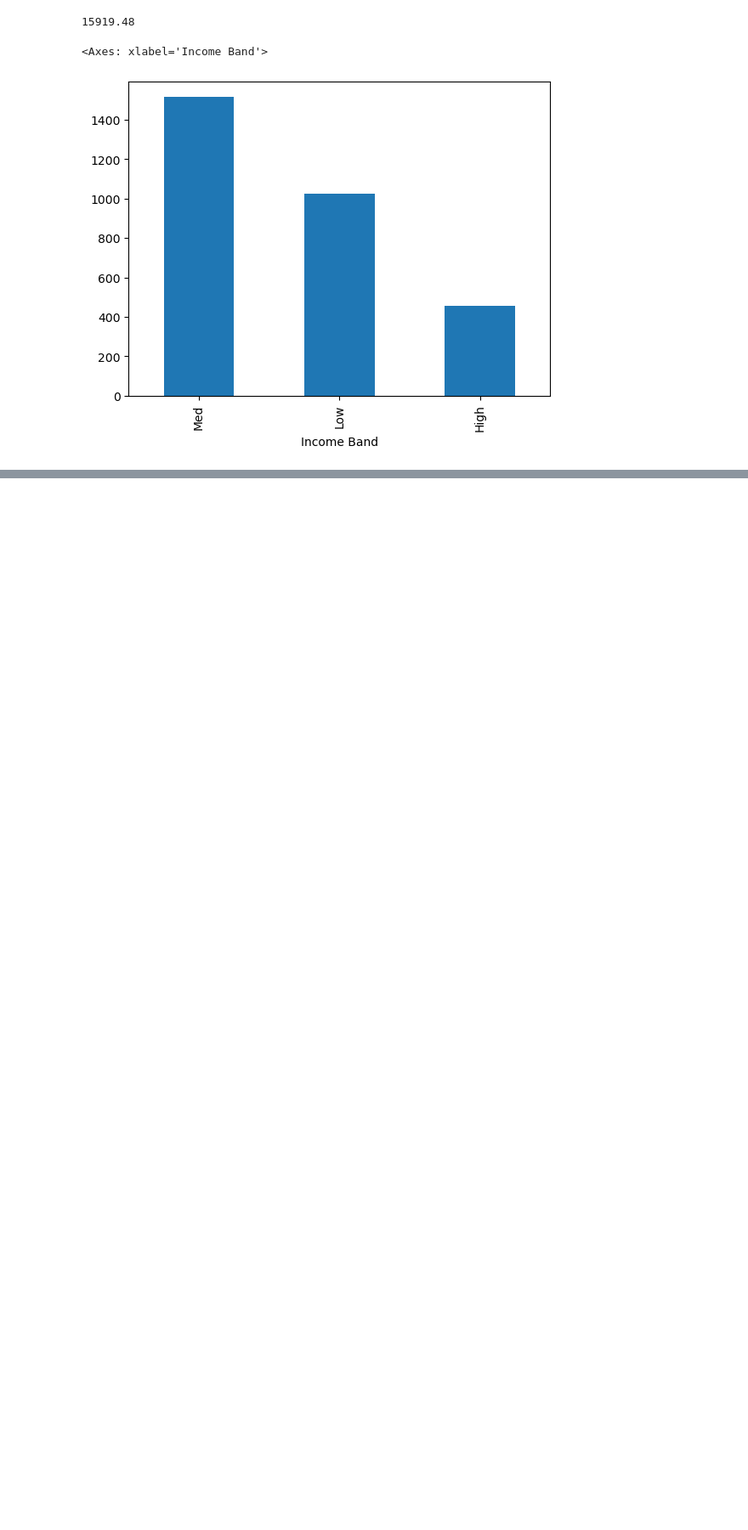
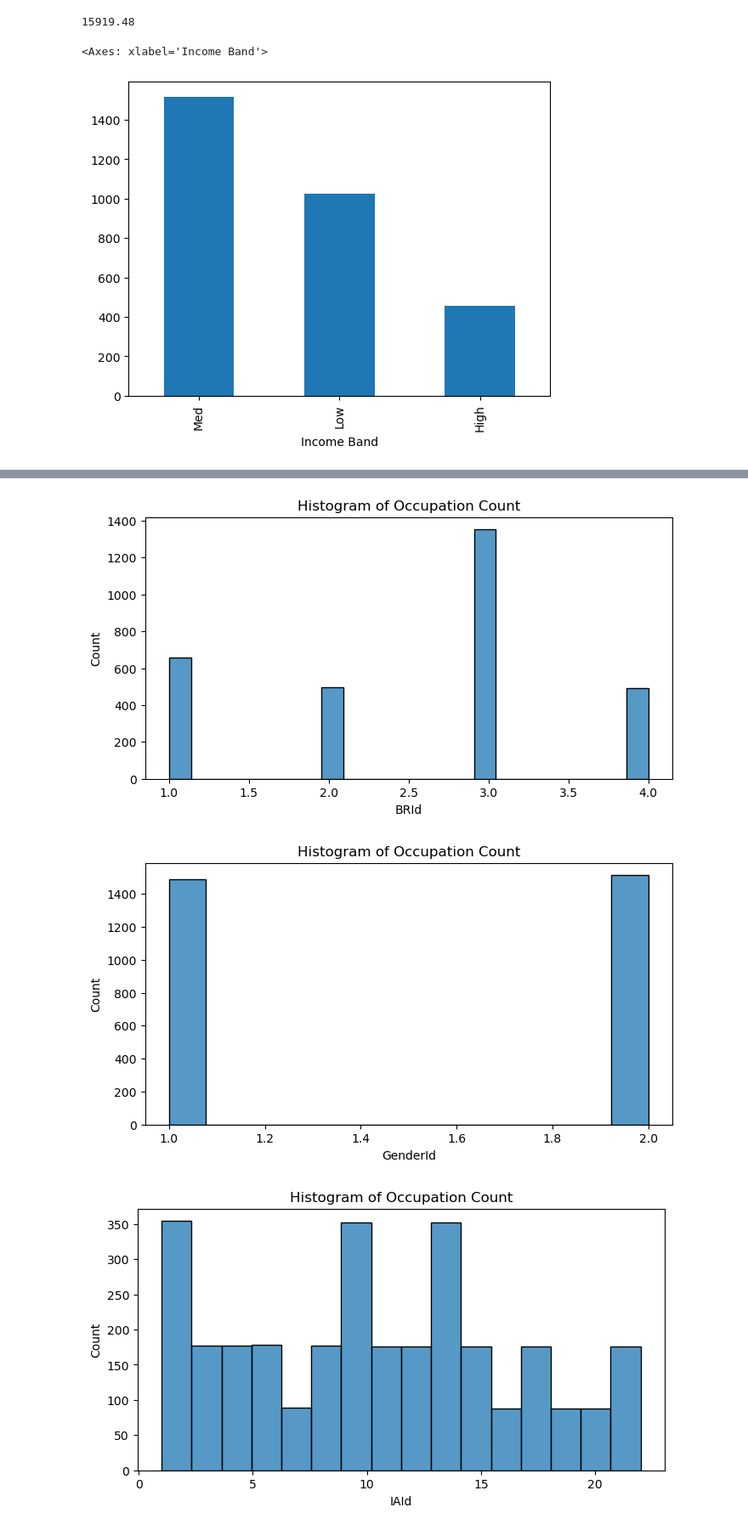
Before and after one commit to harsh2kum/Credit-Risk-Analytics, a Jupyter notebook: EDA.ipynb, the cells around one changed output, grey strips where cells are left out. Shown at 85% size. Drawn from its saved outputs; the diff is of its cells as text; code cells hidden in the pictures; blank space fills up the shorter version.

```diff
--- a/EDA.ipynb
+++ b/EDA.ipynb
@@ -158,0 +96,7 @@ Name: count, dtype: int64
+# %%
+# Examine the distribution of unique cataegories in categorical columns
+categorical_cols = df[["BRId", "GenderId", "IAId", "Amount of Credit Cards", "Nationality", "Occupation", "Fee Structure", "Loyalty Classification", "Properties Owned", "Risk Weighting", "Income Band"]].columns
+
+for col in categorical_cols:
+  print(f"Value Counts for '{col}':")
+  display(df[col].value_counts())
@@ -158,0 +201,16 @@ Name: count, dtype: int64
+# %%
+# HIstplot of value counts for different Occupation
+
+for col in categorical_cols:
+  if col == "Occupation":
+    continue
+  plt.figure(figsize=(8,4))
+  sns.histplot(df[col])
+  plt.title('Histogram of Occupation Count')
+  plt.xlabel(col)
+  plt.ylabel("Count")
+  plt.show()
+# %% [output]
+[figure, added]
+[figure, added]
+[figure, added]
```
Also changed, not shown: parts of 14 cells of this notebook.
